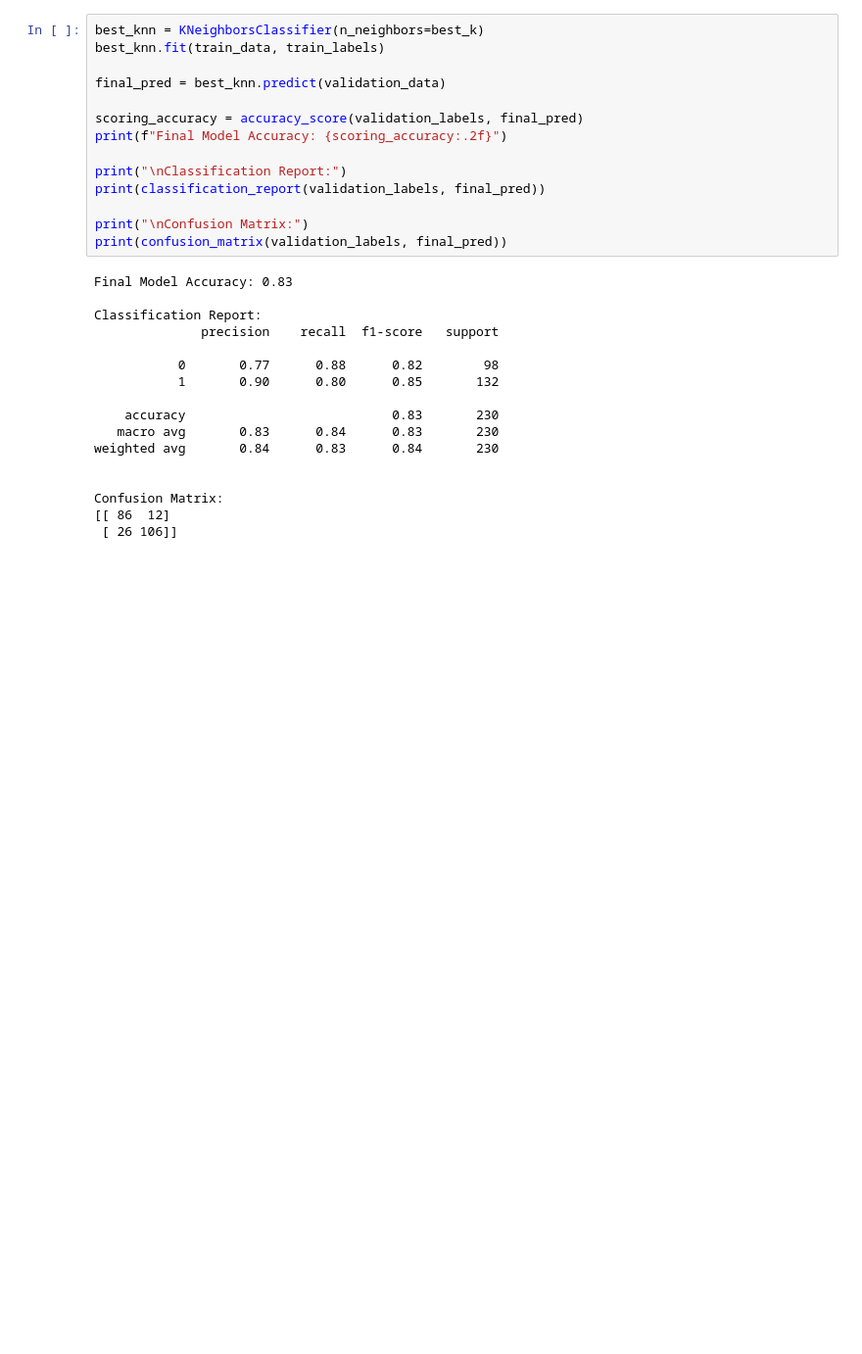
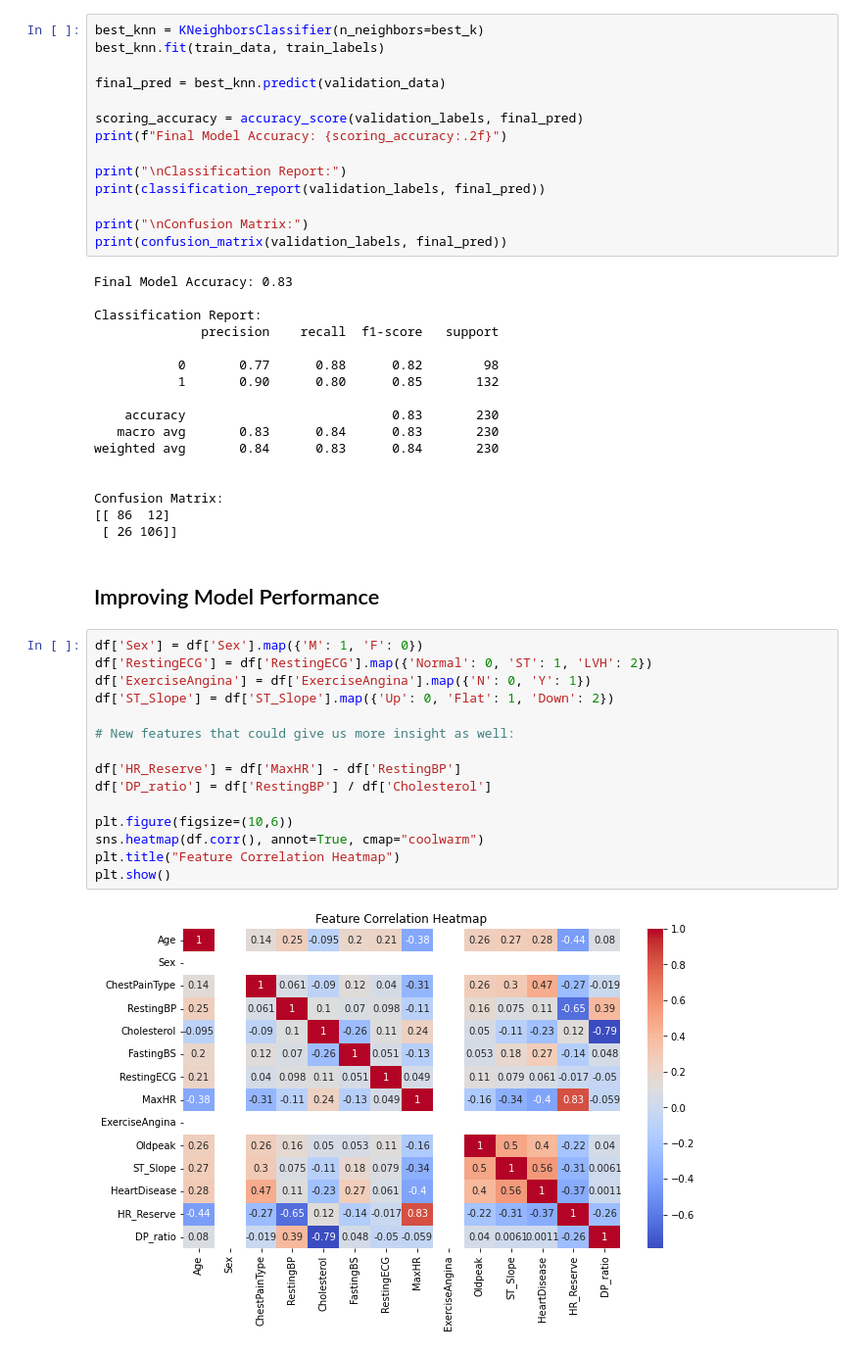
Before and after one commit to joshthyng777/heart_failure_data, a Jupyter notebook: heart_failure.ipynb, the cells around one changed output. Shown at 98% size. Drawn from its saved outputs; the diff is of its cells as text; blank space fills up the shorter version.

```diff
--- a/heart_failure.ipynb
+++ b/heart_failure.ipynb
@@ -241,3 +241,22 @@ weighted avg       0.84      0.83      0.84       230
 Confusion Matrix:
 [[ 86  12]
  [ 26 106]]
+# %% [markdown]
+## Improving Model Performance
+# %%
+df['Sex'] = df['Sex'].map({'M': 1, 'F': 0})
+df['RestingECG'] = df['RestingECG'].map({'Normal': 0, 'ST': 1, 'LVH': 2})
+df['ExerciseAngina'] = df['ExerciseAngina'].map({'N': 0, 'Y': 1})
+df['ST_Slope'] = df['ST_Slope'].map({'Up': 0, 'Flat': 1, 'Down': 2})
+
+# New features that could give us more insight as well:
+
+df['HR_Reserve'] = df['MaxHR'] - df['RestingBP']
+df['DP_ratio'] = df['RestingBP'] / df['Cholesterol']
+
+plt.figure(figsize=(10,6))
+sns.heatmap(df.corr(), annot=True, cmap="coolwarm")
+plt.title("Feature Correlation Heatmap")
+plt.show()
+# %% [output]
+[figure, added]
```
